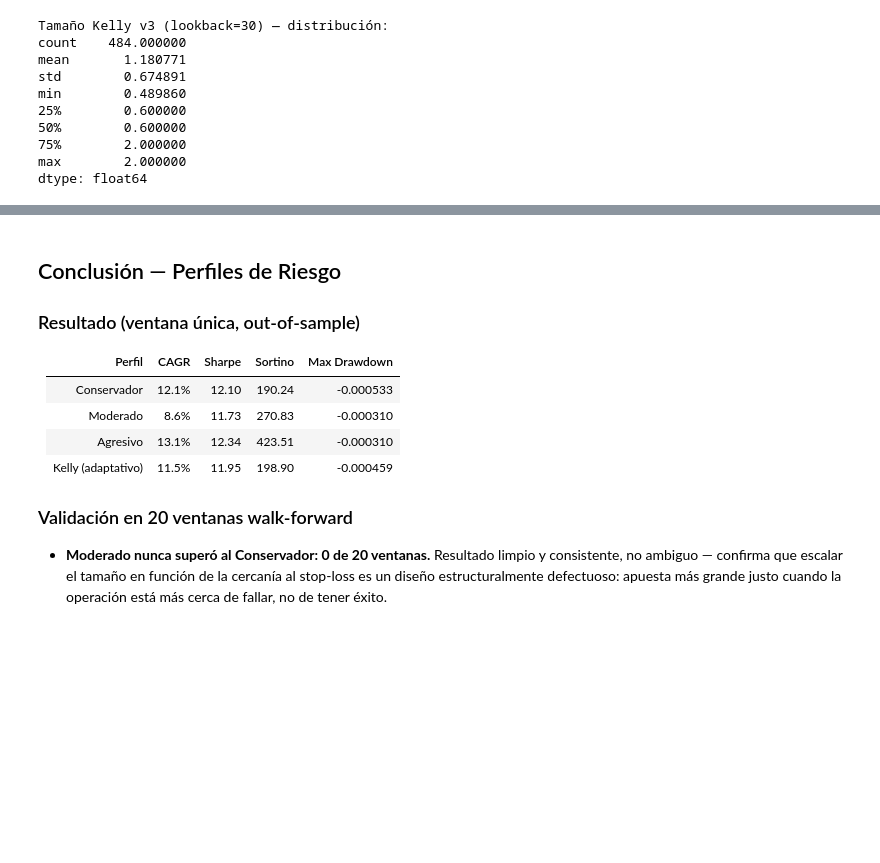
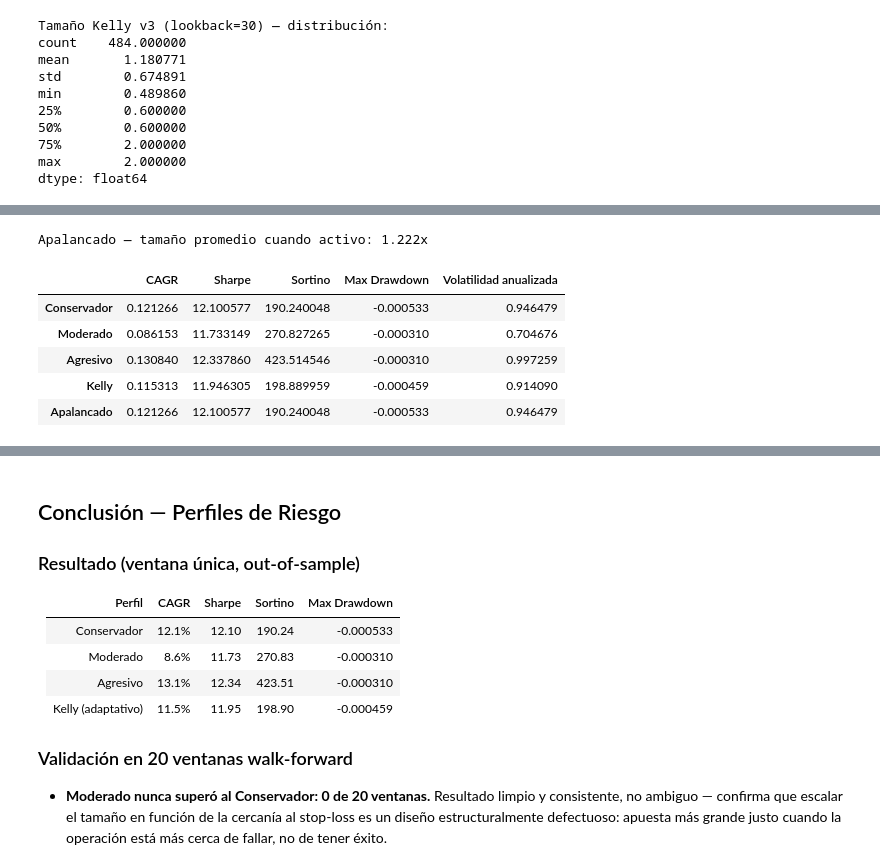
Before and after one commit to SamuOropeza/Investigacion_PCNM, a Jupyter notebook: Perfiles_Riesgo.ipynb, the cells around one changed output, grey strips where cells are left out. Saved outputs shown, nothing was run; the diff lists cells and outputs as text; code cells hidden in the pictures; blank space fills up the shorter version.

```diff
--- a/Perfiles_Riesgo.ipynb
+++ b/Perfiles_Riesgo.ipynb
@@ -758,0 +765,38 @@ dtype: float64
+# %%
+position_size_leveraged = (positions_base * regime_mult_conservative * LEVERAGE).fillna(0)
+profiles['Apalancado'] = position_size_leveraged
+
+print(f"Apalancado — tamaño promedio cuando activo: {position_size_leveraged[position_size_leveraged != 0].abs().mean():.3f}x")
+# %% [output]
+Apalancado — tamaño promedio cuando activo: 1.222x
+# %%
+pnl_net_lev, pnl_gross_lev, costs_lev = run_backtest(spread_test, position_size_leveraged, avg_weights, cost_bps=1.0)
+backtest_results['Apalancado'] = {
+    'pnl_net': pnl_net_lev, 'pnl_gross': pnl_gross_lev, 'costs': costs_lev,
+    'total_neto': pnl_net_lev.sum(), 'total_bruto': pnl_gross_lev.sum(), 'total_costos': costs_lev.sum(),
+}
+
+capital_by_profile['Apalancado'] = gross_exposure_unit * LEVERAGE  # mismo tope que Agresivo, comparación justa
+
+pnl_daily_lev = pnl_net_lev.copy()
+if pnl_daily_lev.index.tz is not None:
+    pnl_daily_lev.index = pnl_daily_lev.index.tz_localize(None)
+returns_daily_lev = (pnl_daily_lev.resample('D').sum() / capital_by_profile['Apalancado']).rename('Apalancado')
+
+metrics_by_profile_fixed['Apalancado'] = {
+    'CAGR': qs.stats.cagr(returns_daily_lev),
+    'Sharpe': qs.stats.sharpe(returns_daily_lev),
+    'Sortino': qs.stats.sortino(returns_daily_lev),
+    'Max Drawdown': qs.stats.max_drawdown(returns_daily_lev),
+    'Volatilidad anualizada': returns_daily_lev.std() * np.sqrt(252) * 100,
+}
+
+metrics_comparison_fixed = pd.DataFrame(metrics_by_profile_fixed).T
+metrics_comparison_fixed
+# %% [output]
+|  | CAGR | Sharpe | Sortino | Max Drawdown | Volatilidad anualizada |
+| Conservador | 0.121266 | 12.100577 | 190.240048 | -0.000533 | 0.946479 |
+| Moderado | 0.086153 | 11.733149 | 270.827265 | -0.000310 | 0.704676 |
+| Agresivo | 0.130840 | 12.337860 | 423.514546 | -0.000310 | 0.997259 |
+| Kelly | 0.115313 | 11.946305 | 198.889959 | -0.000459 | 0.914090 |
+| Apalancado | 0.121266 | 12.100577 | 190.240048 | -0.000533 | 0.946479 |
```
Also changed, not shown: parts of 3 cells of this notebook.
